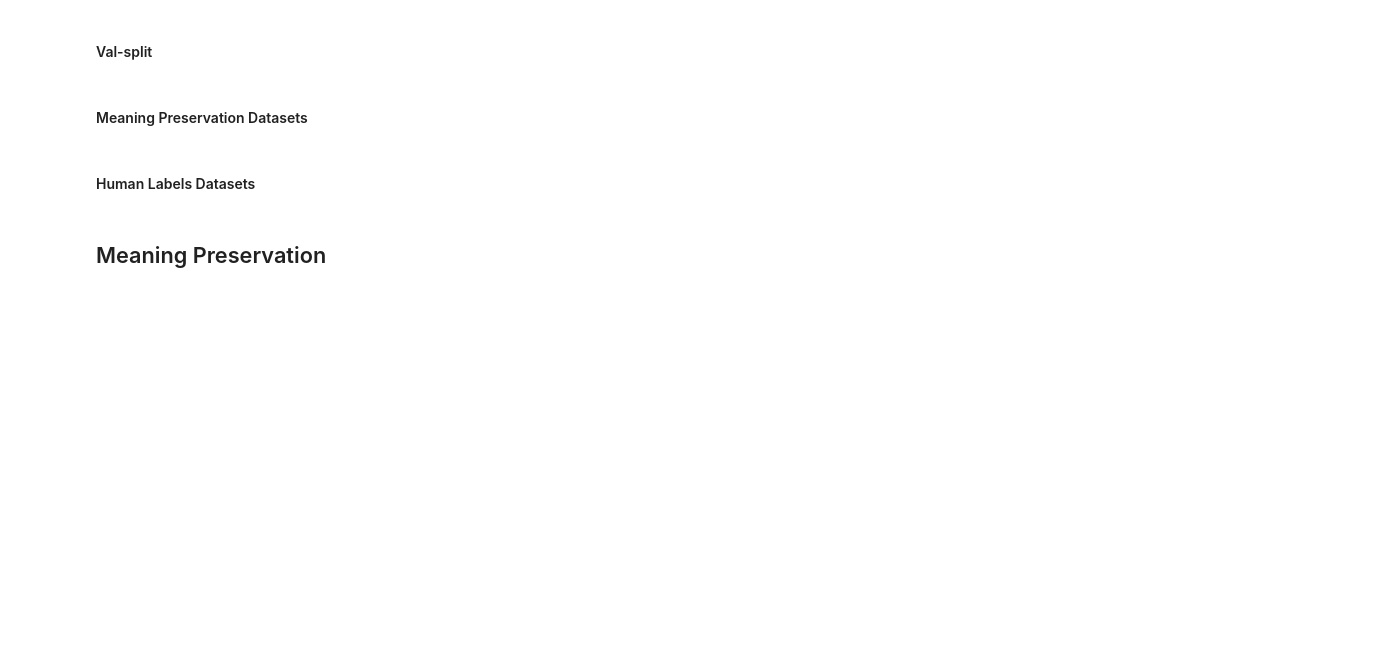
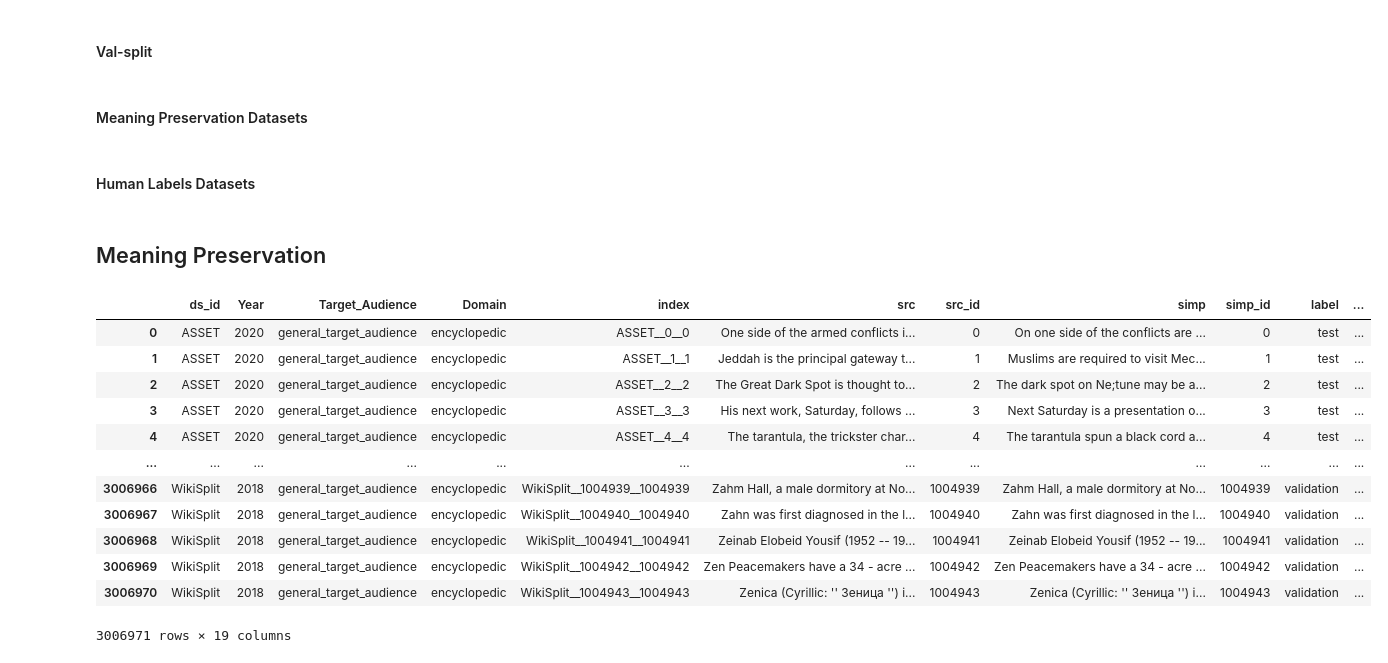
Before and after one commit to bjoernengelmann/BATS, a Jupyter notebook: workspace/USB_C_Snorkel_pipeline_prototype.ipynb, the cells around one changed output. Drawn from its saved outputs; the diff is of its cells as text; code cells hidden in the pictures; blank space fills up the shorter version.

```diff
--- a/workspace/USB_C_Snorkel_pipeline_prototype.ipynb
+++ b/workspace/USB_C_Snorkel_pipeline_prototype.ipynb
@@ -149,3 +149,19 @@ with open('/workspace/datasets/human_simplification.pkl', 'wb') as f:
 # %%
 with open("workspace/datasets/final_combined_with_index.pkl", 'rb') as f:
     combined_dataset = pickle.load(f)
+# %%
+combined_dataset
+# %% [output]
+|  | ds_id | Year | Target_Audience | Domain | index | src | src_id | simp | simp_id | label | ... |
+| 0 | ASSET | 2020 | general_target_audience | encyclopedic | ASSET__0__0 | One side of the armed conflicts i... | 0 | On one side of the conflicts are ... | 0 | test | ... |
+| 1 | ASSET | 2020 | general_target_audience | encyclopedic | ASSET__1__1 | Jeddah is the principal gateway t... | 1 | Muslims are required to visit Mec... | 1 | test | ... |
+| 2 | ASSET | 2020 | general_target_audience | encyclopedic | ASSET__2__2 | The Great Dark Spot is thought to... | 2 | The dark spot on Ne;tune may be a... | 2 | test | ... |
+| 3 | ASSET | 2020 | general_target_audience | encyclopedic | ASSET__3__3 | His next work, Saturday, follows ... | 3 | Next Saturday is a presentation o... | 3 | test | ... |
+| 4 | ASSET | 2020 | general_target_audience | encyclopedic | ASSET__4__4 | The tarantula, the trickster char... | 4 | The tarantula spun a black cord a... | 4 | test | ... |
+| ... | ... | ... | ... | ... | ... | ... | ... | ... | ... | ... | ... |
+| 3006966 | WikiSplit | 2018 | general_target_audience | encyclopedic | WikiSplit__1004939__1004939 | Zahm Hall, a male dormitory at No... | 1004939 | Zahm Hall, a male dormitory at No... | 1004939 | validation | ... |
+| 3006967 | WikiSplit | 2018 | general_target_audience | encyclopedic | WikiSplit__1004940__1004940 | Zahn was first diagnosed in the l... | 1004940 | Zahn was first diagnosed in the l... | 1004940 | validation | ... |
+| 3006968 | WikiSplit | 2018 | general_target_audience | encyclopedic | WikiSplit__1004941__1004941 | Zeinab Elobeid Yousif (1952 -- 19... | 1004941 | Zeinab Elobeid Yousif (1952 -- 19... | 1004941 | validation | ... |
+| 3006969 | WikiSplit | 2018 | general_target_audience | encyclopedic | WikiSplit__1004942__1004942 | Zen Peacemakers have a 34 - acre ... | 1004942 | Zen Peacemakers have a 34 - acre ... | 1004942 | validation | ... |
+| 3006970 | WikiSplit | 2018 | general_target_audience | encyclopedic | WikiSplit__1004943__1004943 | Zenica (Cyrillic: '' Зеница '') i... | 1004943 | Zenica (Cyrillic: '' Зеница '') i... | 1004943 | validation | ... |
+3006971 rows × 19 columns
```
Also changed, not shown: parts of 7 cells of this notebook, 2 other files.
